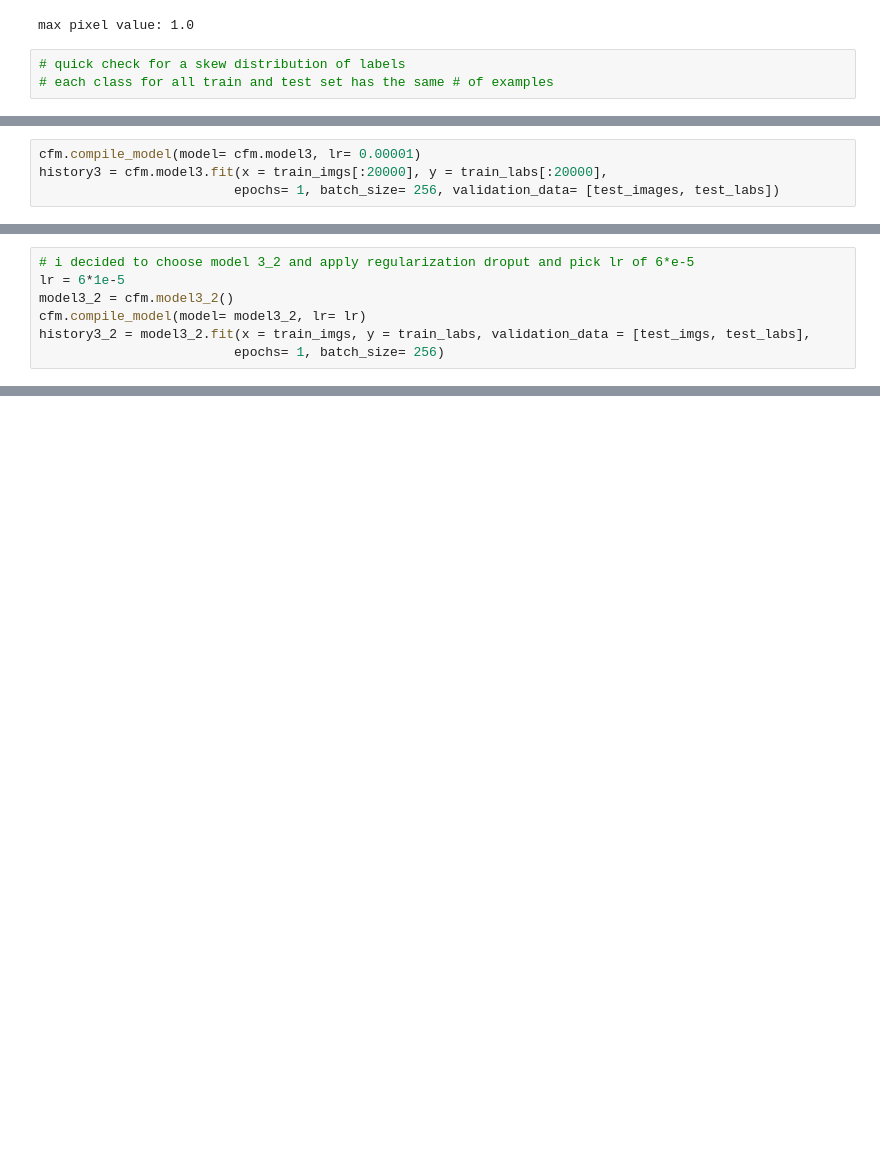
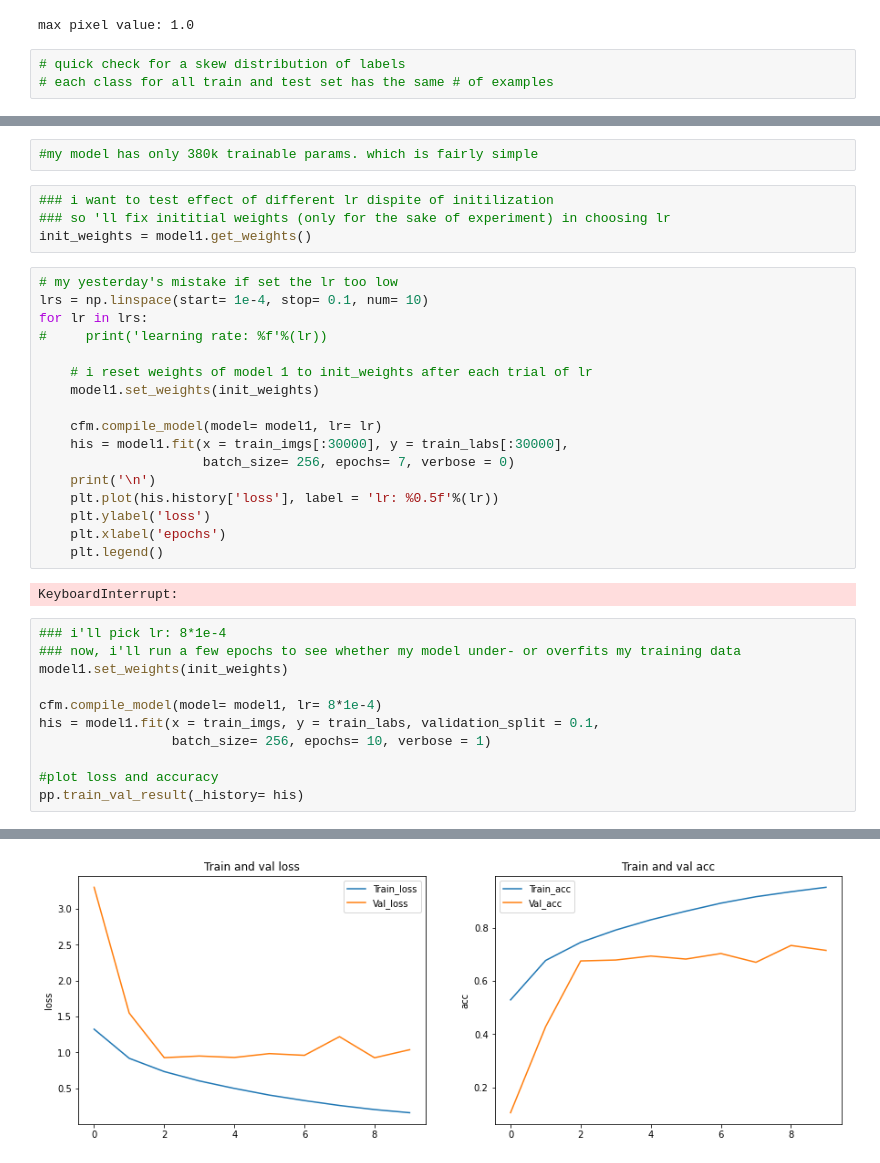
Before and after one commit to tambnm-2189/Starting-_with_keras, a Jupyter notebook: CIFAR 10.ipynb, the cells around one changed output, grey strips where cells are left out. Cells and saved outputs as stored; diff of their text form; blank space fills up the shorter version.

```diff
--- a/CIFAR 10.ipynb
+++ b/CIFAR 10.ipynb
@@ -88,4 +66,0 @@ pp.train_val_result(_history = history1)
-# %%
-cfm.compile_model(model= cfm.model3, lr= 0.00001)
-history3 = cfm.model3.fit(x = train_imgs[:20000], y = train_labs[:20000],
-                         epochs= 1, batch_size= 256, validation_data= [test_images, test_labs])
@@ -140,7 +66,0 @@ learning rate: 0.000100
-# %%
-# i decided to choose model 3_2 and apply regularization droput and pick lr of 6*e-5
-lr = 6*1e-5
-model3_2 = cfm.model3_2()
-cfm.compile_model(model= model3_2, lr= lr)
-history3_2 = model3_2.fit(x = train_imgs, y = train_labs, validation_data = [test_imgs, test_labs],
-                         epochs= 1, batch_size= 256)
@@ -150,0 +91,37 @@ Epoch 1/1
+# %%
+#my model has only 380k trainable params. which is fairly simple
+# %%
+### i want to test effect of different lr dispite of initilization
+### so 'll fix inititial weights (only for the sake of experiment) in choosing lr
+init_weights = model1.get_weights()
+# %%
+# my yesterday's mistake if set the lr too low
+lrs = np.linspace(start= 1e-4, stop= 0.1, num= 10)
+for lr in lrs:
+#     print('learning rate: %f'%(lr))
+
+    # i reset weights of model 1 to init_weights after each trial of lr
+    model1.set_weights(init_weights)
+
+    cfm.compile_model(model= model1, lr= lr)
+    his = model1.fit(x = train_imgs[:30000], y = train_labs[:30000],
+                     batch_size= 256, epochs= 7, verbose = 0)
+    print('\n')
+    plt.plot(his.history['loss'], label = 'lr: %0.5f'%(lr))
+    plt.ylabel('loss')
+    plt.xlabel('epochs')
+    plt.legend()
+# %% [output]
+KeyboardInterrupt:
+# %%
+### i'll pick lr: 8*1e-4
+### now, i'll run a few epochs to see whether my model under- or overfits my training data
+model1.set_weights(init_weights)
+
+cfm.compile_model(model= model1, lr= 8*1e-4)
+his = model1.fit(x = train_imgs, y = train_labs, validation_split = 0.1,
+                 batch_size= 256, epochs= 10, verbose = 1)
+
+#plot loss and accuracy
+pp.train_val_result(_history= his)
+# %% [output]
@@ -150,0 +145 @@ Epoch 1/1
+[figure, added]
```
Also changed, not shown: parts of 24 cells of this notebook.
